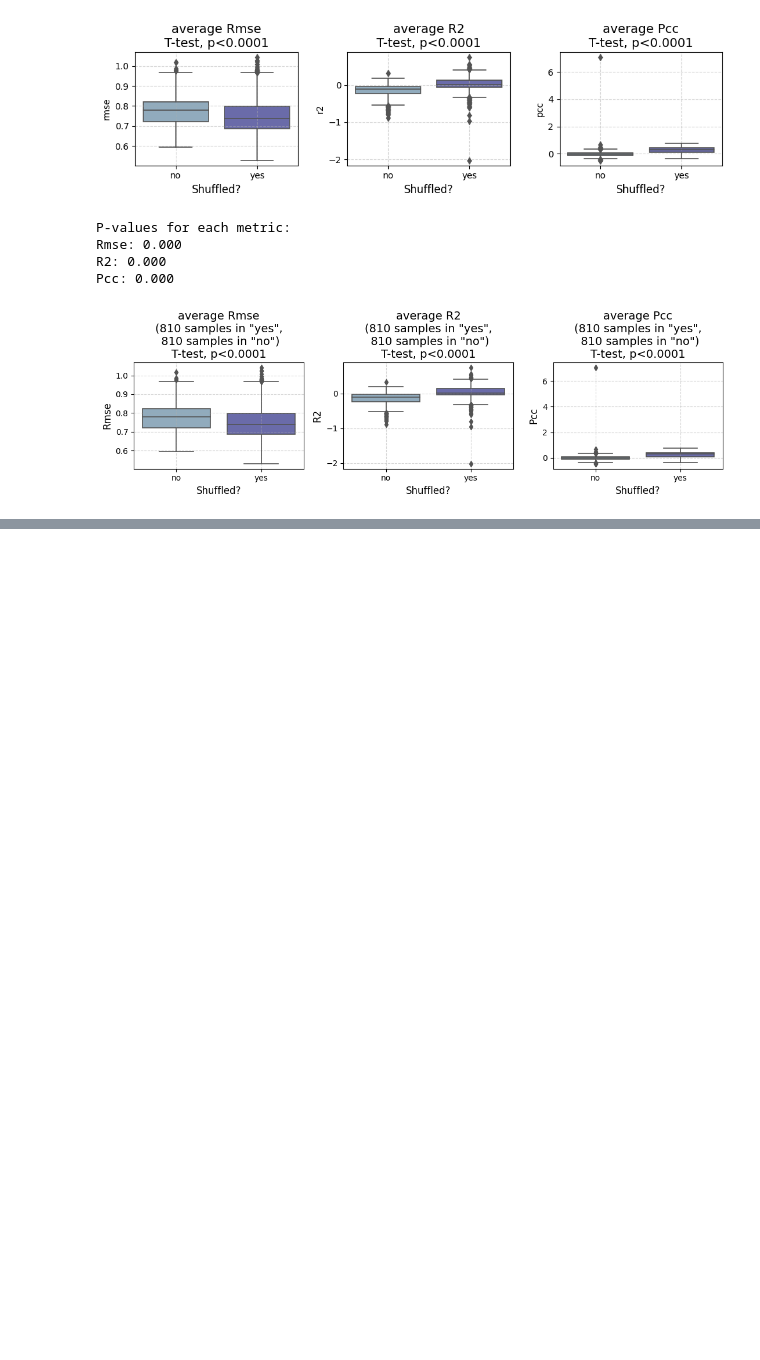
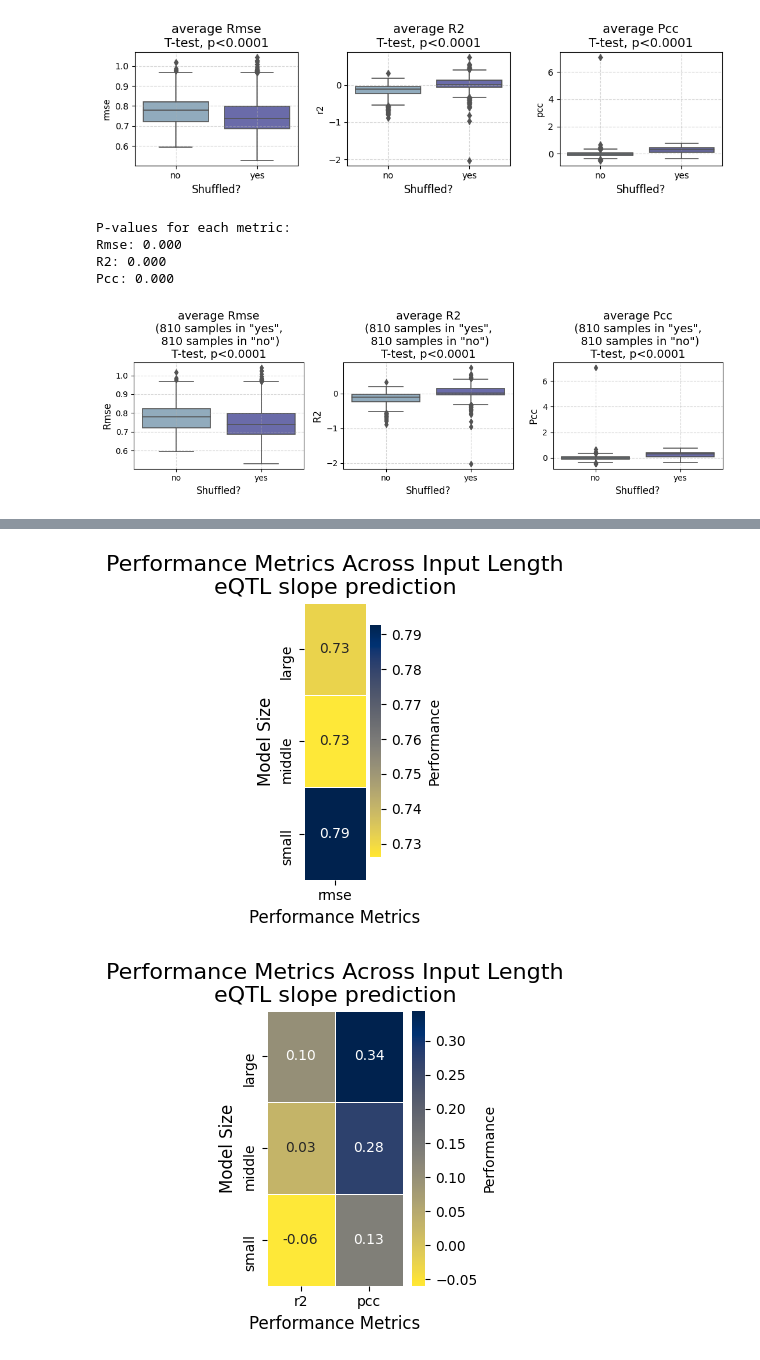
Before and after one commit to Liuzhe30/DNAMutBenchMark, a Jupyter notebook: experiments/visualization/eqtl_slope_merged_analysis.ipynb, the cells around one changed output, grey strips where cells are left out. Drawn from its saved outputs; the diff is of its cells as text; code cells hidden in the pictures; blank space fills up the shorter version.

```diff
--- a/experiments/visualization/eqtl_slope_merged_analysis.ipynb
+++ b/experiments/visualization/eqtl_slope_merged_analysis.ipynb
@@ -341,0 +388,46 @@ Pcc: 0.000
+# %%
+import matplotlib.pyplot as plt
+import seaborn as sns
+import pandas as pd
+
+data_complete = pd.read_csv('eqtl_slope_merged_result.csv')
+shuffled_yes_data = data_complete[data_complete['shuffled'] == 'yes']
+
+performance_data = shuffled_yes_data.groupby('size')[['rmse']].mean().reset_index()
+heatmap_data = performance_data.set_index('size')[['rmse']]
+
+plt.figure(figsize=(1, 3.6))
+
+sns.heatmap(
+    heatmap_data, annot=True, fmt=".2f", cmap="cividis_r",
+    cbar_kws={'label': 'Performance'}, linewidths=0.5
+)
+
+plt.title("Performance Metrics Across Input Length\neQTL slope prediction", fontsize=16)
+plt.xlabel("Performance Metrics", fontsize=12)
+plt.ylabel("Model Size", fontsize=12)
+plt.tight_layout()
+
+plt.savefig('eqtl-slope-images/size-evaluation.png',dpi=300, bbox_inches = 'tight')
+plt.show()
+
+performance_data = shuffled_yes_data.groupby('size')[['r2', 'pcc']].mean().reset_index()
+heatmap_data = performance_data.set_index('size')[['r2', 'pcc']]
+
+plt.figure(figsize=(3, 4))
+
+sns.heatmap(
+    heatmap_data, annot=True, fmt=".2f", cmap="cividis_r",
+    cbar_kws={'label': 'Performance'}, linewidths=0.5
+)
+
+plt.title("Performance Metrics Across Input Length\neQTL slope prediction", fontsize=16)
+plt.xlabel("Performance Metrics", fontsize=12)
+plt.ylabel("Model Size", fontsize=12)
+plt.tight_layout()
+
+plt.savefig('eqtl-slope-images/size-evaluation2.png',dpi=300, bbox_inches = 'tight')
+plt.show()
+# %% [output]
+[figure, added]
+[figure, added]
```
Also changed, not shown: parts of 1 cell of this notebook, 2 other files.
